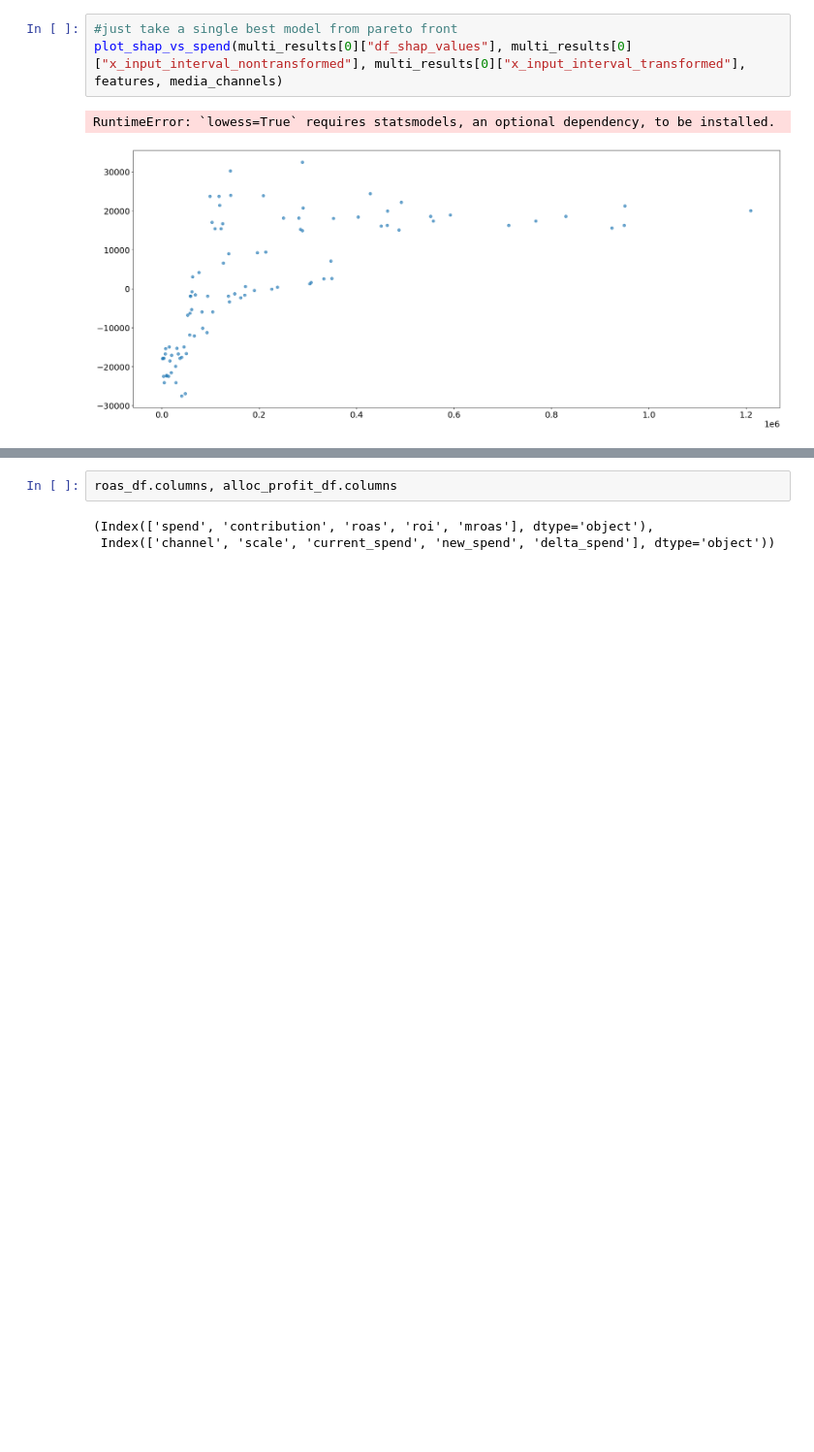
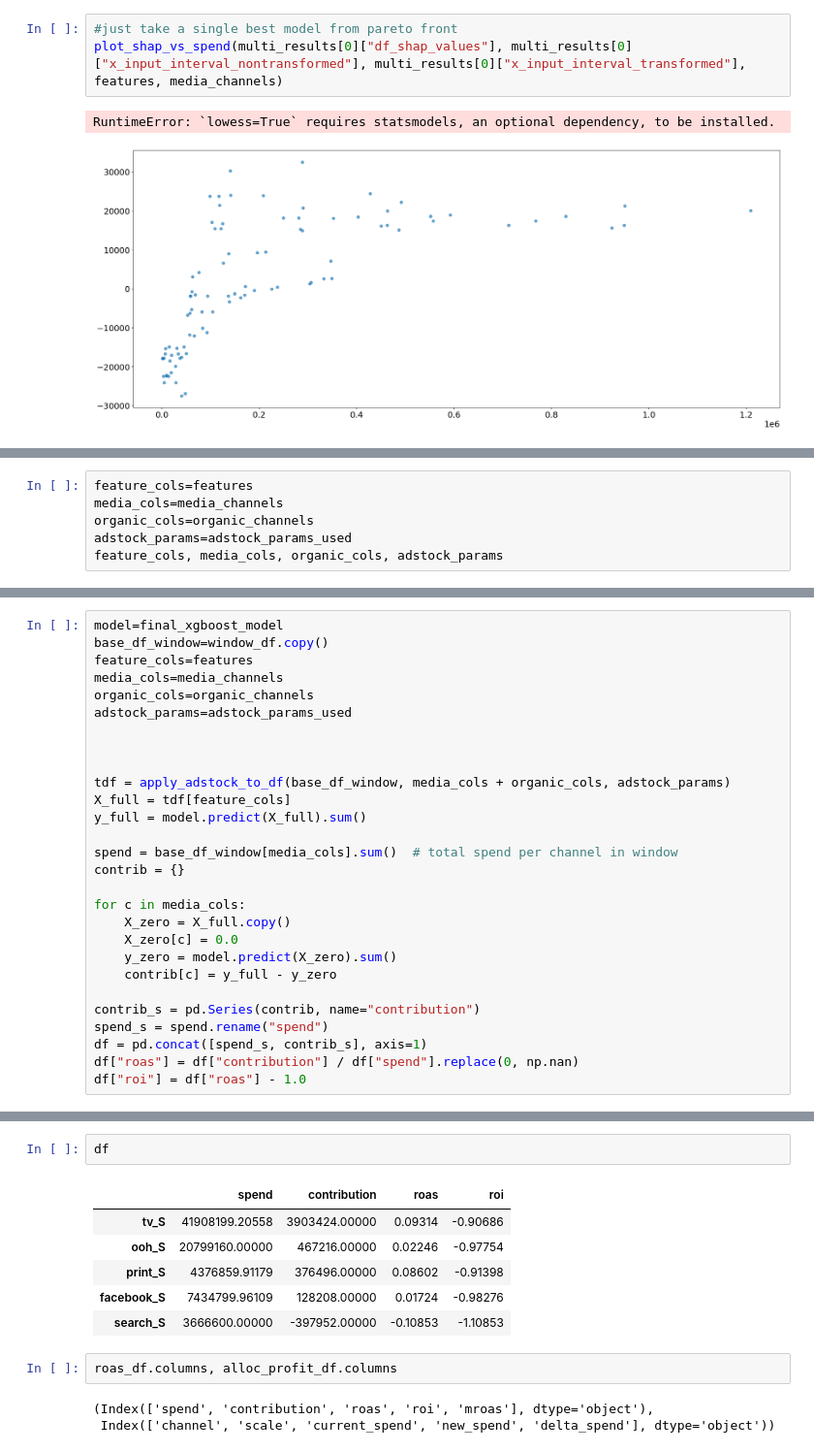
Before and after one commit to Praveen76/MMM-using-Non-linear-models-and-SHAP-Values, a Jupyter notebook: MMM_using_XgBoost.ipynb, the cells around one changed output, grey strips where cells are left out. Shown at 97% size. Saved outputs shown, nothing was run; the diff lists cells and outputs as text; blank space fills up the shorter version.

```diff
--- a/MMM_using_XgBoost.ipynb
+++ b/MMM_using_XgBoost.ipynb
@@ -1162,0 +1178,6 @@ RuntimeError: `lowess=True` requires statsmodels, an optional dependency, to be
+# %%
+feature_cols=features
+media_cols=media_channels
+organic_cols=organic_channels
+adstock_params=adstock_params_used
+feature_cols, media_cols, organic_cols, adstock_params
@@ -1379,0 +1432,28 @@ Summary: {'total_spend': np.float64(78185619.07845682), 'total_revenue': np.floa
+# %%
+model=final_xgboost_model
+base_df_window=window_df.copy()
+feature_cols=features
+media_cols=media_channels
+organic_cols=organic_channels
+adstock_params=adstock_params_used
+
+
+
+tdf = apply_adstock_to_df(base_df_window, media_cols + organic_cols, adstock_params)
+X_full = tdf[feature_cols]
+y_full = model.predict(X_full).sum()
+
+spend = base_df_window[media_cols].sum()  # total spend per channel in window
+contrib = {}
+
+for c in media_cols:
+    X_zero = X_full.copy()
+    X_zero[c] = 0.0
+    y_zero = model.predict(X_zero).sum()
+    contrib[c] = y_full - y_zero
+
+contrib_s = pd.Series(contrib, name="contribution")
+spend_s = spend.rename("spend")
+df = pd.concat([spend_s, contrib_s], axis=1)
+df["roas"] = df["contribution"] / df["spend"].replace(0, np.nan)
+df["roi"] = df["roas"] - 1.0
@@ -1380,3 +1488,12 @@ Summary: {'total_spend': np.float64(78185619.07845682), 'total_revenue': np.floa
+# %%
+df
+# %% [output]
+|  | spend | contribution | roas | roi |
+| tv_S | 41908199.20558 | 3903424.00000 | 0.09314 | -0.90686 |
+| ooh_S | 20799160.00000 | 467216.00000 | 0.02246 | -0.97754 |
+| print_S | 4376859.91179 | 376496.00000 | 0.08602 | -0.91398 |
+| facebook_S | 7434799.96109 | 128208.00000 | 0.01724 | -0.98276 |
+| search_S | 3666600.00000 | -397952.00000 | -0.10853 | -1.10853 |
 # %%
 roas_df.columns, alloc_profit_df.columns
 # %% [output]
```
Also changed, not shown: parts of 8 cells of this notebook.
